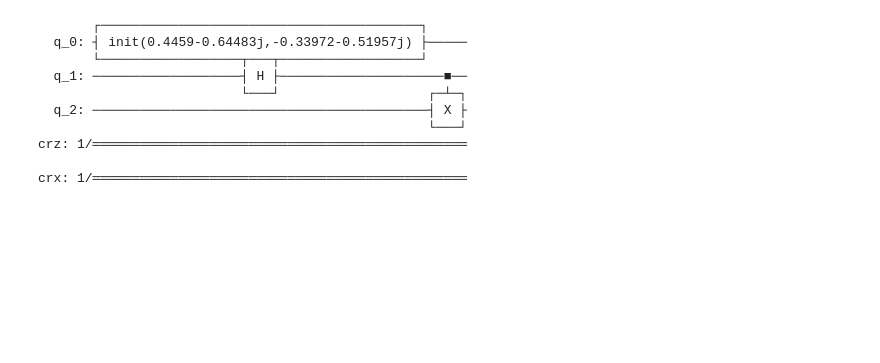
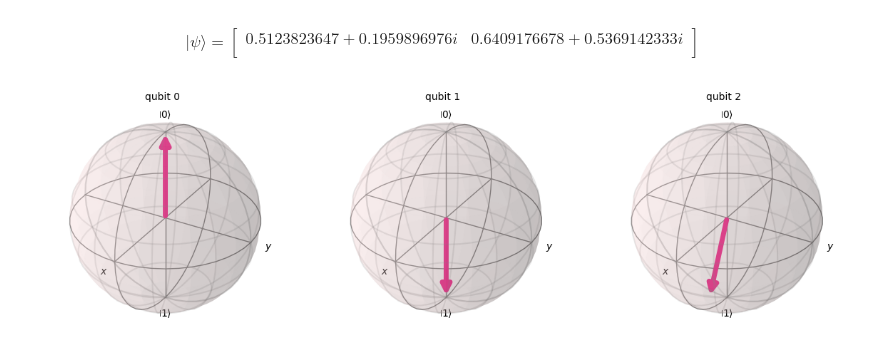
Before and after one commit to sarraamara/quantum_teleportation_qiskit, a Jupyter notebook: quantum_telp.ipynb, the cells around one changed output. Cells and saved outputs as stored; diff of their text form; code cells hidden in the pictures; blank space fills up the shorter version.

```diff
--- a/quantum_telp.ipynb
+++ b/quantum_telp.ipynb
@@ -46,45 +46,44 @@ psi = random_statevector(2)
 # Display it nicely
 display(array_to_latex(psi, prefix="|\\psi\\rangle ="))
 # Show it on a Bloch sphere
 plot_bloch_multivector(psi)
 init_gate = Initialize(psi)
 init_gate.label = "init"
 
 ## STEP 0
 # First, let's initialize Alice's q0
 teleportation_circuit.append(init_gate, [0])
 teleportation_circuit.barrier()
 
 ## STEP 1
 # In our case, Telamon entangles qubits q1 and q2
 # Let's apply this to our circuit:
 create_bell_pair(teleportation_circuit, 1, 2)
 
 ## STEP 2
 teleportation_circuit.barrier() # Use barrier to separate steps
 alice_gates(teleportation_circuit, 0, 1)
 
 ## STEP 3
 measure_and_send(teleportation_circuit, 0 ,1)
 
 ## STEP 4
 teleportation_circuit.barrier() # Use barrier to separate steps
 bob_gates(teleportation_circuit, 2, crz, crx)
 
 # And view the circuit so far:
-teleportation_circuit.draw()
-#sim = Aer.get_backend('aer_simulator')
-#teleportation_circuit.save_statevector()
-#out_vector = sim.run(teleportation_circuit).result().get_statevector()
-#plot_bloch_multivector(out_vector)
+#teleportation_circuit.draw()
+
+##Execution on a classical computer (simulator)
+sim = Aer.get_backend('aer_simulator')
+teleportation_circuit.save_statevector()
+out_vector = sim.run(teleportation_circuit).result().get_statevector()
+plot_bloch_multivector(out_vector)
 # %% [output]
-       ┌─────────────────────────────────────────┐
-  q_0: ┤ init(0.4459-0.64483j,-0.33972-0.51957j) ├─────
-       └──────────────────┬───┬──────────────────┘
-  q_1: ───────────────────┤ H ├─────────────────────■──
-                          └───┘                   ┌─┴─┐
-  q_2: ───────────────────────────────────────────┤ X ├
-                                                  └───┘
-crz: 1/════════════════════════════════════════════════
-
-crx: 1/════════════════════════════════════════════════
+$$
+|\psi\rangle =
+\begin{bmatrix}
+0.5123823647 + 0.1959896976 i & 0.6409176678 + 0.5369142333 i  \\
+ \end{bmatrix}
+$$
+[figure, added]
```
Also changed, not shown: 2 other files.
